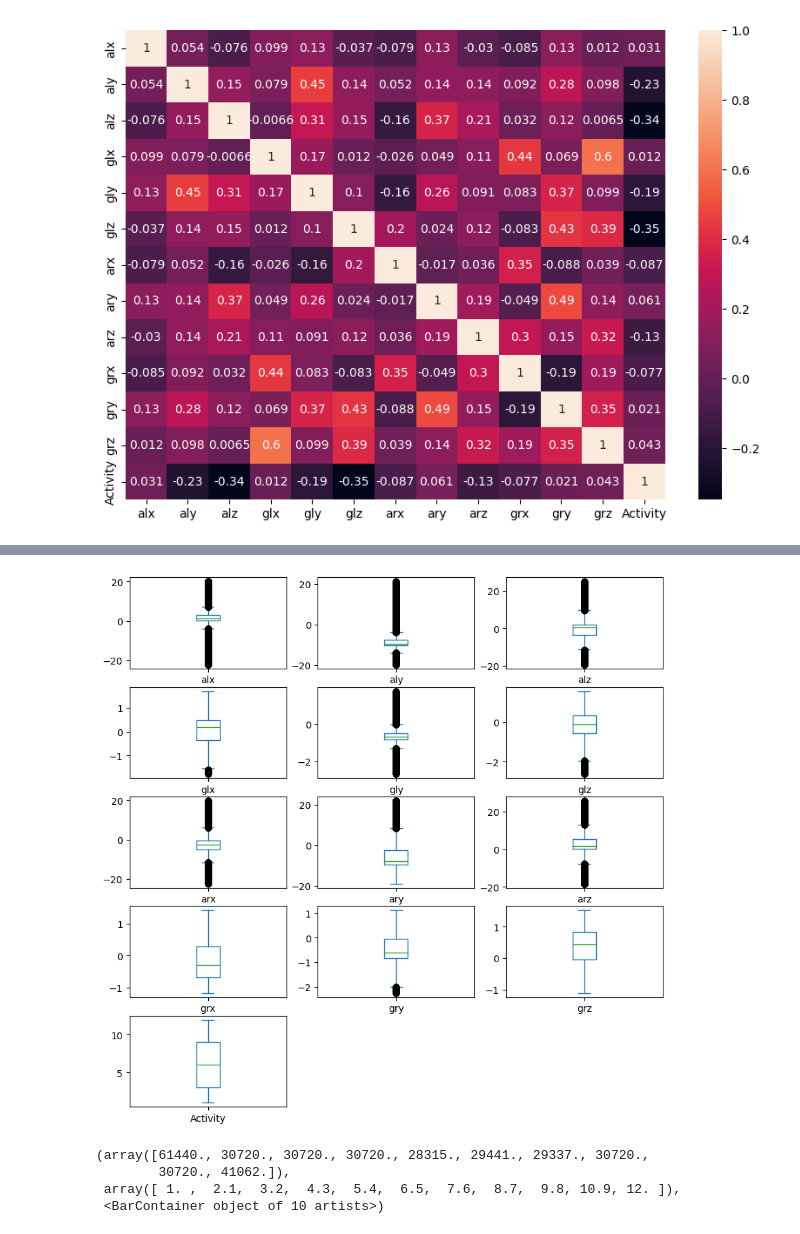
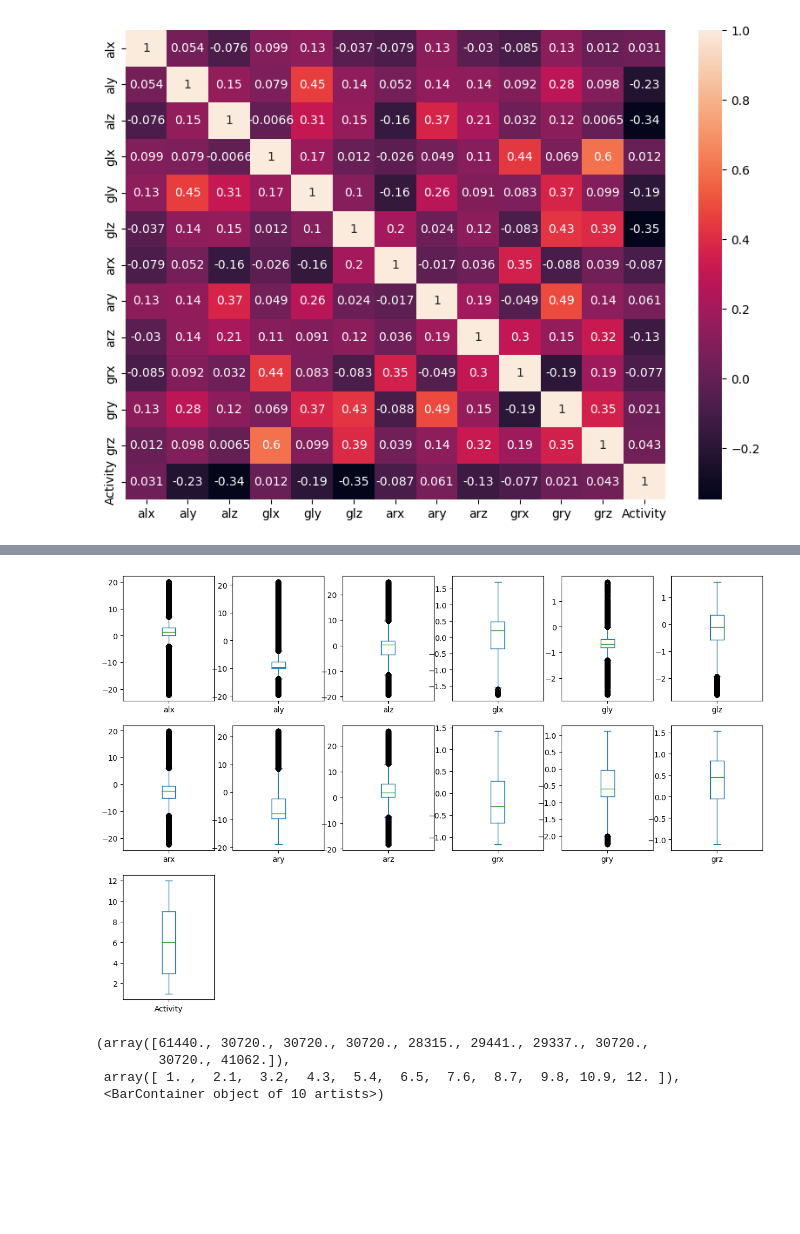
Before and after one commit to hannanote/Mobile_Health_Human_Behavior_Analysis_Project, a Jupyter notebook: MOBILE_HEALTH.ipynb, the cells around one changed output, grey strips where cells are left out. Cells and saved outputs as stored; diff of their text form; code cells hidden in the pictures; blank space fills up the shorter version.

```diff
--- a/MOBILE_HEALTH.ipynb
+++ b/MOBILE_HEALTH.ipynb
@@ -360,8 +355,8 @@ plt.show()
 # %%
-df.plot(kind='box', subplots=True, layout = (5,3), figsize=(10,10))
+df.plot(kind='box', subplots = True, layout = (3,6), figsize=(15,10))
 plt.show()
 # %% [output]
-[figure, old version]
+[figure, new version]
 # %%
 plt.hist(df['Activity'])
 # %% [output]
```
Also changed, not shown: parts of 46 cells of this notebook.
